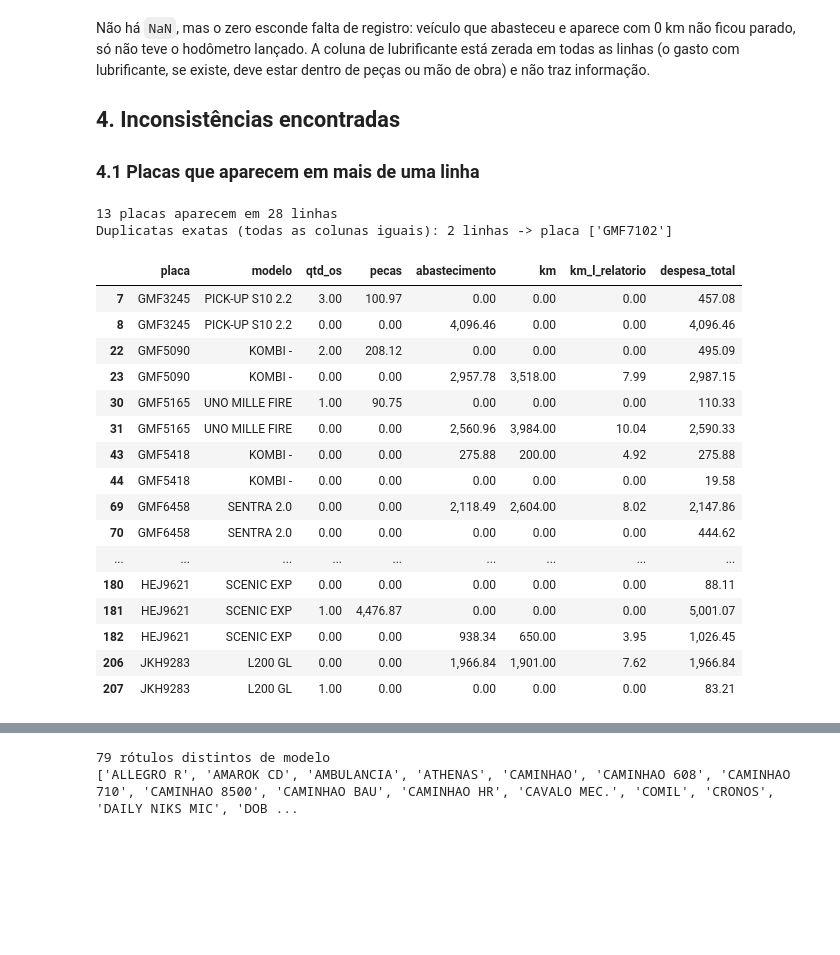
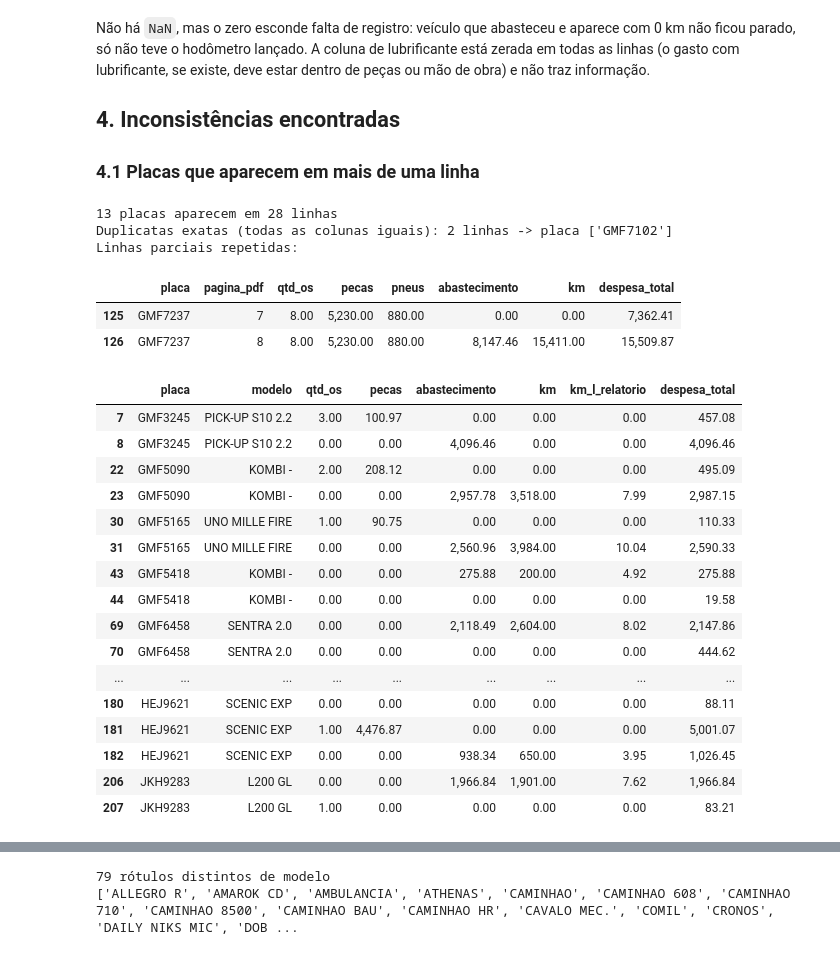
Before and after one commit to Fleet-Force/machine-learning, a Jupyter notebook: sprint-02/fleet_force_ml_sprint2.ipynb, the cells around one changed output, grey strips where cells are left out. Cells and saved outputs as stored; diff of their text form; code cells hidden in the pictures; blank space fills up the shorter version.

```diff
--- a/sprint-02/fleet_force_ml_sprint2.ipynb
+++ b/sprint-02/fleet_force_ml_sprint2.ipynb
@@ -148,28 +148,53 @@ Não há `NaN`, mas o zero esconde falta de registro: veículo que abasteceu e a
 # %%
 repetidas = bruto[bruto["placa"].duplicated(keep=False)].sort_values(["placa", "pagina_pdf"])
 print(f"{repetidas['placa'].nunique()} placas aparecem em {len(repetidas)} linhas")
 colunas_exatas = [c for c in bruto.columns if c != "pagina_pdf"]
 exatas = bruto[bruto.duplicated(subset=colunas_exatas, keep=False)]
 print(f"Duplicatas exatas (todas as colunas iguais): {len(exatas)} linhas -> placa {exatas['placa'].unique().tolist()}")
+
+# Linha parcial repetida: mesma placa, mesma manutenção, sem abastecimento e sem km,
+# enquanto outra linha da placa traz essa mesma manutenção e também o abastecimento.
+MANUT = ["qtd_os", "mao_obra_interna", "mao_obra_externa", "pecas", "pneus", "lavagem"]
+
+def linhas_parciais(tab):
+    marcadas = []
+    for _, g in tab.groupby("placa"):
+        for i, r in g.iterrows():
+            reparo = r[["mao_obra_interna", "mao_obra_externa", "pecas", "pneus"]].astype(float).sum()
+            if r["abastecimento"] == 0 and r["km"] == 0 and reparo > 0:  # só lavagem não basta como prova
+                outras = g.drop(index=i)
+                mesma_manut = (outras[MANUT].round(2) == r[MANUT].astype(float).round(2)).all(axis=1) & (outras["abastecimento"] > 0)
+                if mesma_manut.any():
+                    marcadas.append(i)
+    return marcadas
+
+parciais = linhas_parciais(bruto.drop_duplicates(subset=colunas_exatas))
+print("Linhas parciais repetidas:")
+display(bruto[bruto["placa"].isin(bruto.loc[parciais, "placa"])][["placa", "pagina_pdf", "qtd_os", "pecas", "pneus",
+                                                                  "abastecimento", "km", "despesa_total"]])
 repetidas[["placa", "modelo", "qtd_os", "pecas", "abastecimento", "km", "km_l_relatorio", "despesa_total"]]
 # %% [output]
 13 placas aparecem em 28 linhas
 Duplicatas exatas (todas as colunas iguais): 2 linhas -> placa ['GMF7102']
+Linhas parciais repetidas:
-|  | placa | modelo | qtd_os | pecas | abastecimento | km | km_l_relatorio | despesa_total |
-| 7 | GMF3245 | PICK-UP S10 2.2 | 3.00 | 100.97 | 0.00 | 0.00 | 0.00 | 457.08 |
-| 8 | GMF3245 | PICK-UP S10 2.2 | 0.00 | 0.00 | 4,096.46 | 0.00 | 0.00 | 4,096.46 |
-| 22 | GMF5090 | KOMBI - | 2.00 | 208.12 | 0.00 | 0.00 | 0.00 | 495.09 |
-| 23 | GMF5090 | KOMBI - | 0.00 | 0.00 | 2,957.78 | 3,518.00 | 7.99 | 2,987.15 |
-| 30 | GMF5165 | UNO MILLE FIRE | 1.00 | 90.75 | 0.00 | 0.00 | 0.00 | 110.33 |
-| 31 | GMF5165 | UNO MILLE FIRE | 0.00 | 0.00 | 2,560.96 | 3,984.00 | 10.04 | 2,590.33 |
-| 43 | GMF5418 | KOMBI - | 0.00 | 0.00 | 275.88 | 200.00 | 4.92 | 275.88 |
-| 44 | GMF5418 | KOMBI - | 0.00 | 0.00 | 0.00 | 0.00 | 0.00 | 19.58 |
-| 69 | GMF6458 | SENTRA 2.0 | 0.00 | 0.00 | 2,118.49 | 2,604.00 | 8.02 | 2,147.86 |
-| 70 | GMF6458 | SENTRA 2.0 | 0.00 | 0.00 | 0.00 | 0.00 | 0.00 | 444.62 |
-| ... | ... | ... | ... | ... | ... | ... | ... | ... |
-| 180 | HEJ9621 | SCENIC EXP | 0.00 | 0.00 | 0.00 | 0.00 | 0.00 | 88.11 |
-| 181 | HEJ9621 | SCENIC EXP | 1.00 | 4,476.87 | 0.00 | 0.00 | 0.00 | 5,001.07 |
-| 182 | HEJ9621 | SCENIC EXP | 0.00 | 0.00 | 938.34 | 650.00 | 3.95 | 1,026.45 |
-| 206 | JKH9283 | L200 GL | 0.00 | 0.00 | 1,966.84 | 1,901.00 | 7.62 | 1,966.84 |
-| 207 | JKH9283 | L200 GL | 1.00 | 0.00 | 0.00 | 0.00 | 0.00 | 83.21 |
+|  | placa | pagina_pdf | qtd_os | pecas | pneus | abastecimento | km | despesa_total |
+| 125 | GMF7237 | 7 | 8.00 | 5,230.00 | 880.00 | 0.00 | 0.00 | 7,362.41 |
+| 126 | GMF7237 | 8 | 8.00 | 5,230.00 | 880.00 | 8,147.46 | 15,411.00 | 15,509.87 |
+|  | placa | modelo | qtd_os | pecas | abastecimento | km | km_l_relatorio | despesa_total |
+| 7 | GMF3245 | PICK-UP S10 2.2 | 3.00 | 100.97 | 0.00 | 0.00 | 0.00 | 457.08 |
+| 8 | GMF3245 | PICK-UP S10 2.2 | 0.00 | 0.00 | 4,096.46 | 0.00 | 0.00 | 4,096.46 |
+| 22 | GMF5090 | KOMBI - | 2.00 | 208.12 | 0.00 | 0.00 | 0.00 | 495.09 |
+| 23 | GMF5090 | KOMBI - | 0.00 | 0.00 | 2,957.78 | 3,518.00 | 7.99 | 2,987.15 |
+| 30 | GMF5165 | UNO MILLE FIRE | 1.00 | 90.75 | 0.00 | 0.00 | 0.00 | 110.33 |
+| 31 | GMF5165 | UNO MILLE FIRE | 0.00 | 0.00 | 2,560.96 | 3,984.00 | 10.04 | 2,590.33 |
+| 43 | GMF5418 | KOMBI - | 0.00 | 0.00 | 275.88 | 200.00 | 4.92 | 275.88 |
+| 44 | GMF5418 | KOMBI - | 0.00 | 0.00 | 0.00 | 0.00 | 0.00 | 19.58 |
+| 69 | GMF6458 | SENTRA 2.0 | 0.00 | 0.00 | 2,118.49 | 2,604.00 | 8.02 | 2,147.86 |
+| 70 | GMF6458 | SENTRA 2.0 | 0.00 | 0.00 | 0.00 | 0.00 | 0.00 | 444.62 |
+| ... | ... | ... | ... | ... | ... | ... | ... | ... |
+| 180 | HEJ9621 | SCENIC EXP | 0.00 | 0.00 | 0.00 | 0.00 | 0.00 | 88.11 |
+| 181 | HEJ9621 | SCENIC EXP | 1.00 | 4,476.87 | 0.00 | 0.00 | 0.00 | 5,001.07 |
+| 182 | HEJ9621 | SCENIC EXP | 0.00 | 0.00 | 938.34 | 650.00 | 3.95 | 1,026.45 |
+| 206 | JKH9283 | L200 GL | 0.00 | 0.00 | 1,966.84 | 1,901.00 | 7.62 | 1,966.84 |
+| 207 | JKH9283 | L200 GL | 1.00 | 0.00 | 0.00 | 0.00 | 0.00 | 83.21 |
 # %% [markdown]
```
Also changed, not shown: parts of 28 cells of this notebook, 1 other file.
